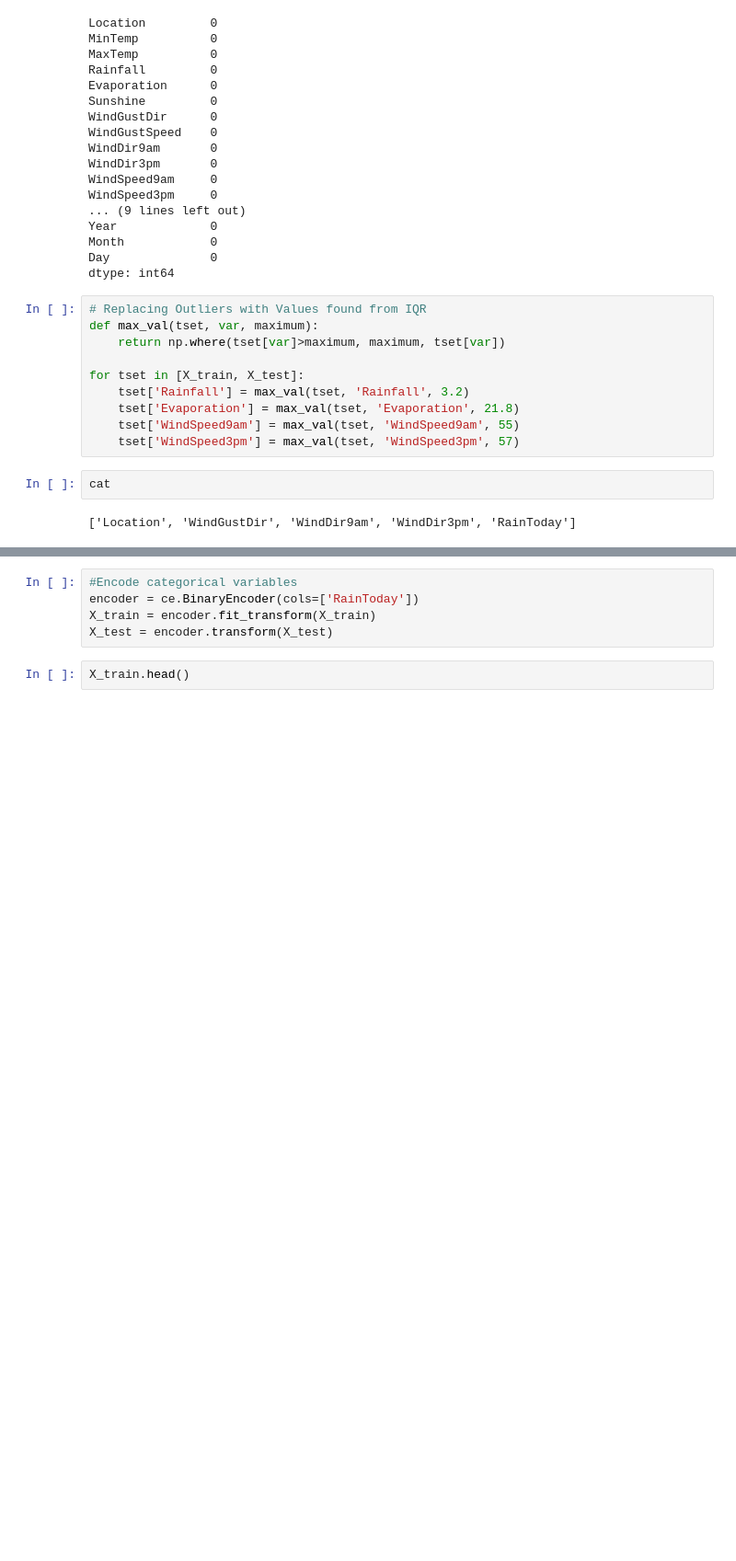
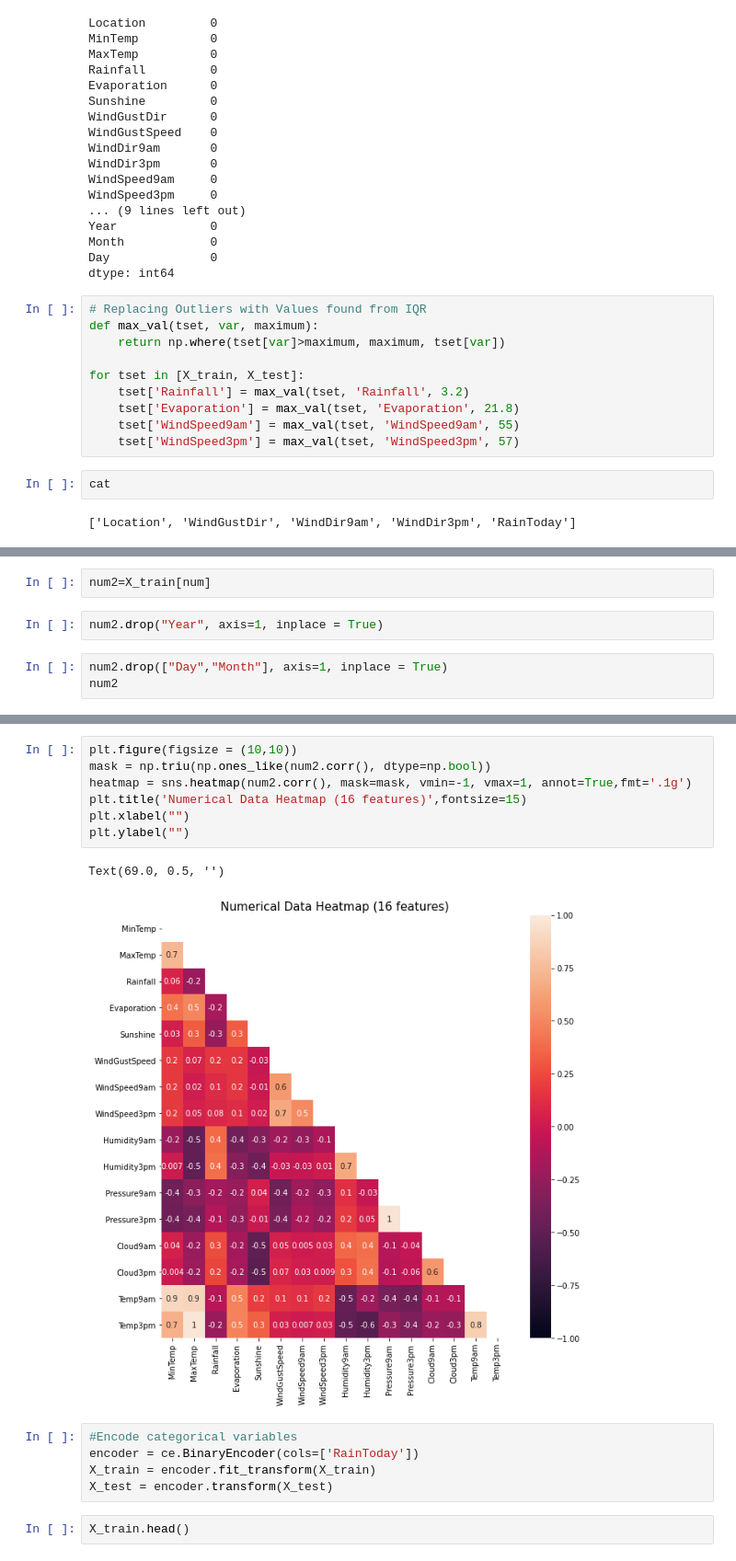
Before and after one commit to mozarei/ECE-228-Final-Project, a Jupyter notebook: Australia_Rain_Forecast_Models.ipynb, the cells around one changed output, grey strips where cells are left out. Shown at 92% size. Drawn from its saved outputs; the diff is of its cells as text; blank space fills up the shorter version.

```diff
--- a/Australia_Rain_Forecast_Models.ipynb
+++ b/Australia_Rain_Forecast_Models.ipynb
@@ -510,3 +516,10 @@ X_train[num].describe()
 | 50% | 12.000000 | 22.600000 | 0.000000 | 4.800000 | 8.500000 | 39.000000 | 13.000000 | 19.000000 | ... |
 | 75% | 16.800000 | 28.200000 | 0.600000 | 5.400000 | 8.700000 | 46.000000 | 19.000000 | 24.000000 | ... |
 | max | 33.900000 | 48.100000 | 3.200000 | 21.800000 | 14.500000 | 135.000000 | 55.000000 | 57.000000 | ... |
+# %%
+num2=X_train[num]
+# %%
+num2.drop("Year", axis=1, inplace = True)
+# %%
+num2.drop(["Day","Month"], axis=1, inplace = True)
+num2
@@ -513,3 +540,13 @@ X_train[num].describe()
+# %%
+plt.figure(figsize = (10,10))
+mask = np.triu(np.ones_like(num2.corr(), dtype=np.bool))
+heatmap = sns.heatmap(num2.corr(), mask=mask, vmin=-1, vmax=1, annot=True,fmt='.1g')
+plt.title('Numerical Data Heatmap (16 features)',fontsize=15)
+plt.xlabel("")
+plt.ylabel("")
+# %% [output]
+Text(69.0, 0.5, '')
+[figure, added]
 # %%
 #Encode categorical variables
 encoder = ce.BinaryEncoder(cols=['RainToday'])
```
Also changed, not shown: parts of 57 cells of this notebook.
